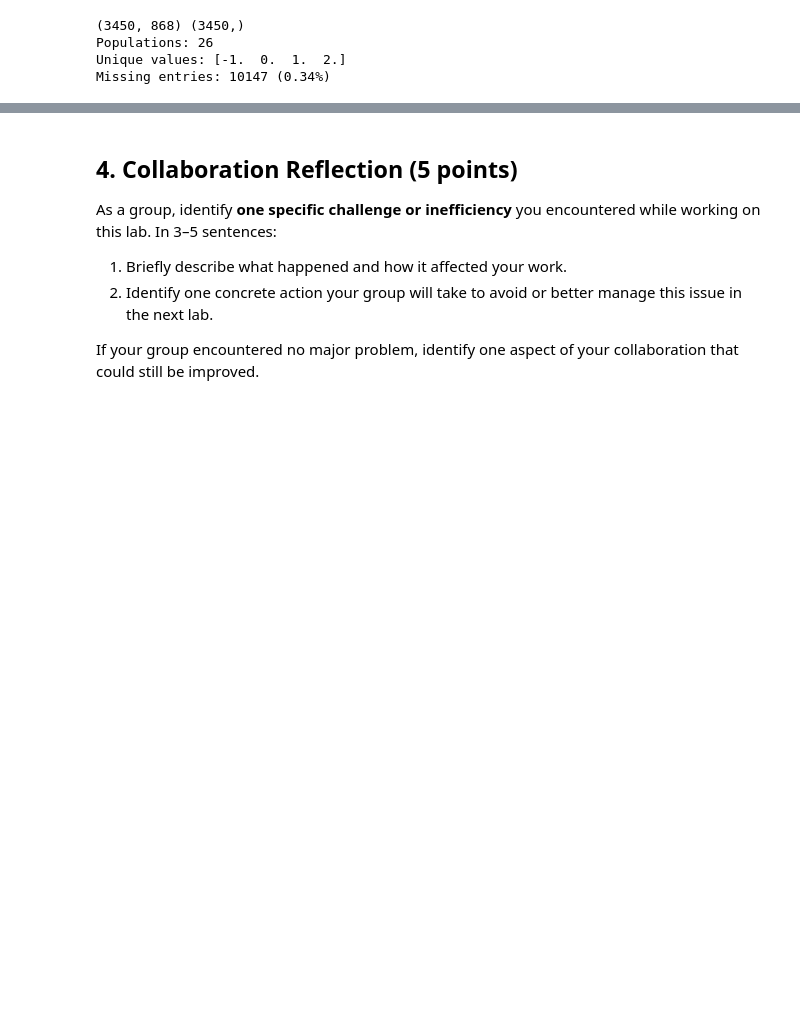
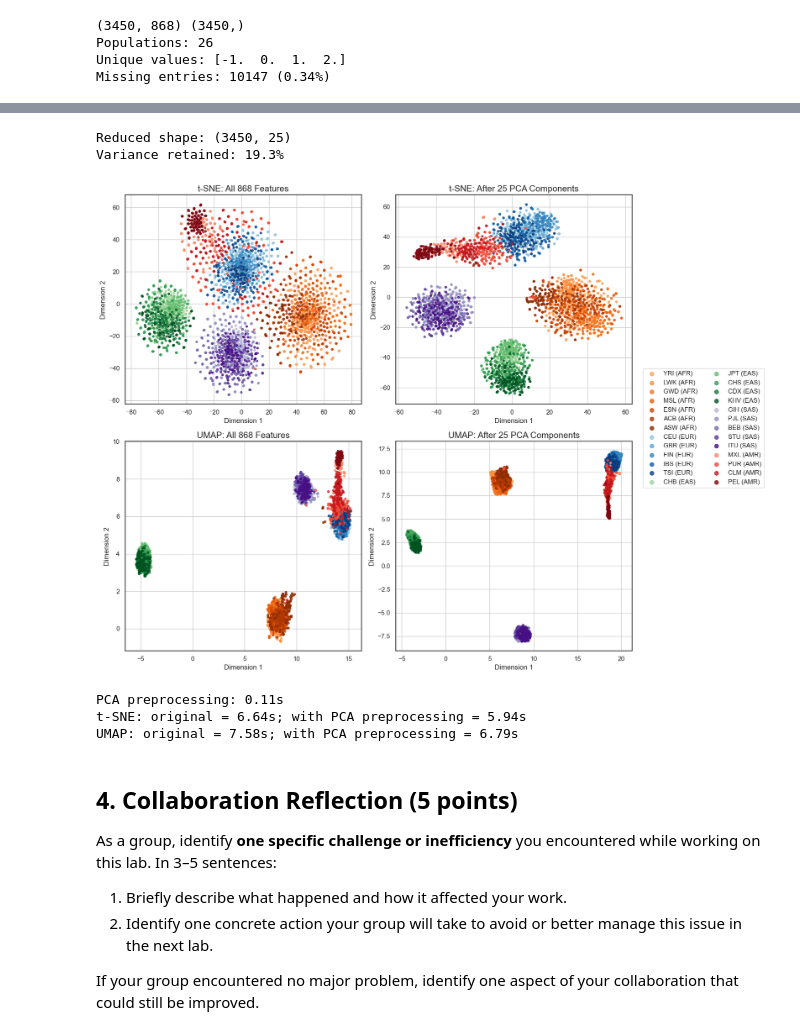
Before and after one commit to alibpowell/ML4021-Group, a Jupyter notebook: 03-tsne-and-umap.ipynb, the cells around one changed output, grey strips where cells are left out. Saved outputs shown, nothing was run; the diff lists cells and outputs as text; code cells hidden in the pictures; blank space fills up the shorter version.

```diff
--- a/03-tsne-and-umap.ipynb
+++ b/03-tsne-and-umap.ipynb
@@ -316,3 +408,79 @@ plt.show()
+# %%
+# test for e
+
+# reduce standardized genotype data to 25 pca components
+t0 = time.perf_counter()
+
+pca25 = PCA(n_components=25, random_state=42)
+X_gen_pca25 = pca25.fit_transform(X_gen_std)
+
+pca25_time = time.perf_counter() - t0
+
+print("Reduced shape:", X_gen_pca25.shape)
+print(
+    "Variance retained:",
+    f"{pca25.explained_variance_ratio_.sum():.1%}"
+)
+
+# apply t-SNE to the 25 pca components
+t0 = time.perf_counter()
+
+Z_tsne_pca25 = TSNE(
+    n_components=2,
+    random_state=42
+).fit_transform(X_gen_pca25)
+
+tsne_pca25_time = time.perf_counter() - t0
+
+# Apply UMAP to the 25 Pca components
+t0 = time.perf_counter()
+
+Z_umap_pca25 = umap.UMAP(
+    n_components=2,
+    random_state=42,
+    n_jobs=1
+).fit_transform(X_gen_pca25)
+
+umap_pca25_time = time.perf_counter() - t0
+
+# compare og results with PCA preprocessed results
+fig, axes = plt.subplots(2, 2, figsize=(16, 12))
+
+plot_genome(axes[0, 0], Z_tsne, "t-SNE: All 868 Features")
+plot_genome(axes[0, 1], Z_tsne_pca25, "t-SNE: After 25 PCA Components")
+plot_genome(axes[1, 0], Z_umap, "UMAP: All 868 Features")
+plot_genome(axes[1, 1], Z_umap_pca25, "UMAP: After 25 PCA Components")
+
+handles, labels = axes[0, 0].get_legend_handles_labels()
+fig.legend(
+    handles,
+    labels,
+    loc="center left",
+    bbox_to_anchor=(0.82, 0.5),
+    markerscale=2,
+    ncol=2
+)
+
+plt.tight_layout(rect=[0, 0, 0.82, 1])
+plt.show()
+
+# compare runtimes including the PCA preprocessing step
+print(f"PCA preprocessing: {pca25_time:.2f}s")
+print(
+    f"t-SNE: original = {times['t-SNE']:.2f}s; "
+    f"with PCA preprocessing = {pca25_time + tsne_pca25_time:.2f}s"
+)
+print(
+    f"UMAP: original = {times['UMAP']:.2f}s; "
+    f"with PCA preprocessing = {pca25_time + umap_pca25_time:.2f}s"
+)
+# %% [output]
+Reduced shape: (3450, 25)
+Variance retained: 19.3%
+[figure, added]
+PCA preprocessing: 0.11s
+t-SNE: original = 6.64s; with PCA preprocessing = 5.94s
+UMAP: original = 7.58s; with PCA preprocessing = 6.79s
 # %% [markdown]
 ## 4. Collaboration Reflection (5 points)
 
```
Also changed, not shown: parts of 9 cells of this notebook.
